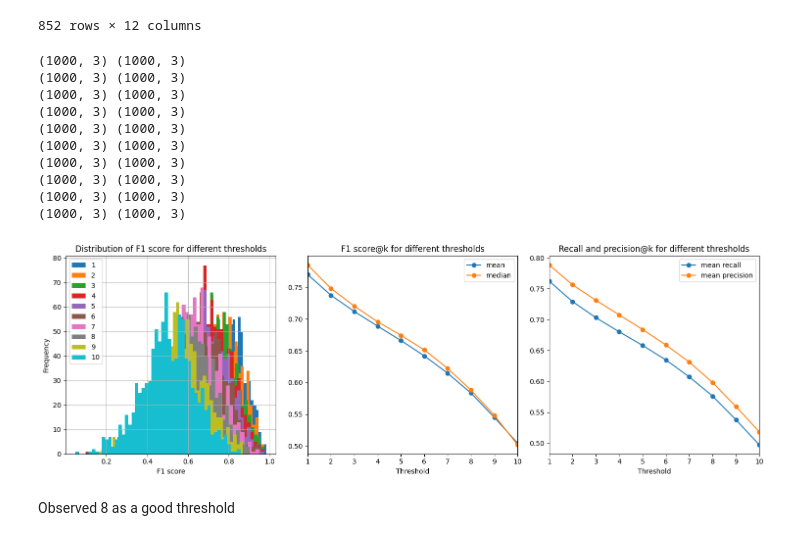
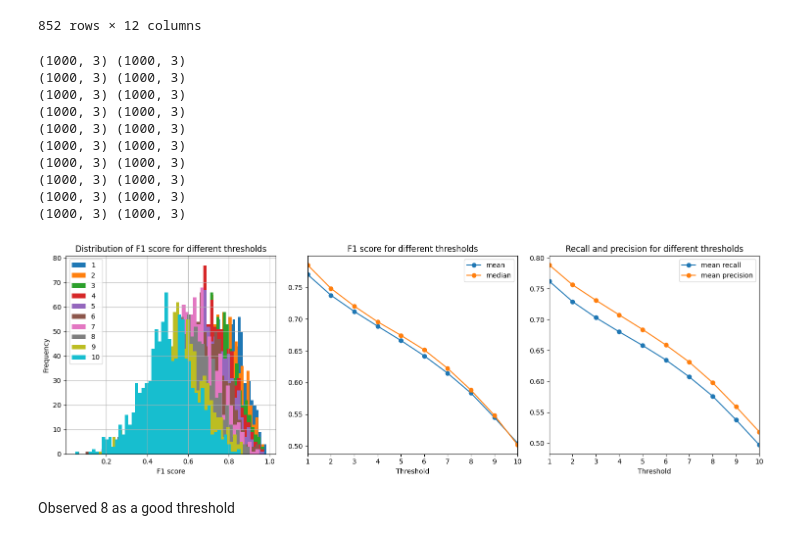
Before and after one commit to nlp4bia-bsc/MultiSynDS, a Jupyter notebook: nbs/evaluation/automatic/CardioNER_automaticmetric.ipynb, the cells around one changed output. Cells and saved outputs as stored; diff of their text form; code cells hidden in the pictures.

```diff
--- a/nbs/evaluation/automatic/CardioNER_automaticmetric.ipynb
+++ b/nbs/evaluation/automatic/CardioNER_automaticmetric.ipynb
@@ -251,37 +252,37 @@ for threshold in ls_thres:
     ls_mean.append(df_auto_score["f1"].mean())
     ls_median.append(df_auto_score["f1"].median())
 
     ls_mean_recall.append(df_auto_score["recall"].mean())
     ls_mean_precision.append(df_auto_score["precision"].mean())
 
 ax[1].plot(ls_thres, ls_mean, label="mean", marker="o")
 ax[1].plot(ls_thres, ls_median, label="median", marker="o")
-ax[1].set_title("F1 score@k for different thresholds")
+ax[1].set_title("F1 score for different thresholds")
 ax[1].set_xlabel("Threshold")
 ax[1].set_xlim(1, 10)
 ax[1].legend()
 
 ax[2].plot(ls_thres, ls_mean_recall, label="mean recall", marker="o")
 ax[2].plot(ls_thres, ls_mean_precision, label="mean precision", marker="o")
-ax[2].set_title("Recall and precision@k for different thresholds")
+ax[2].set_title("Recall and precision for different thresholds")
 ax[2].set_xlabel("Threshold")
 ax[2].set_xlim(1, 10)
 ax[2].legend()
 
 plt.tight_layout()
-# plt.savefig("img/automatic_metric/threshold_analysis.png", dpi=300, bbox_inches="tight")
+plt.savefig("img/automatic_metric/threshold_analysis.png", dpi=300, bbox_inches="tight")
 # %% [output]
 (1000, 3) (1000, 3)
 (1000, 3) (1000, 3)
 (1000, 3) (1000, 3)
 (1000, 3) (1000, 3)
 (1000, 3) (1000, 3)
 (1000, 3) (1000, 3)
 (1000, 3) (1000, 3)
 (1000, 3) (1000, 3)
 (1000, 3) (1000, 3)
 (1000, 3) (1000, 3)
-[figure, old version]
+[figure, new version]
 # %% [markdown]
 Observed 8 as a good threshold
 # %%
```
Also changed, not shown: parts of 22 cells of this notebook, 26 other files.
